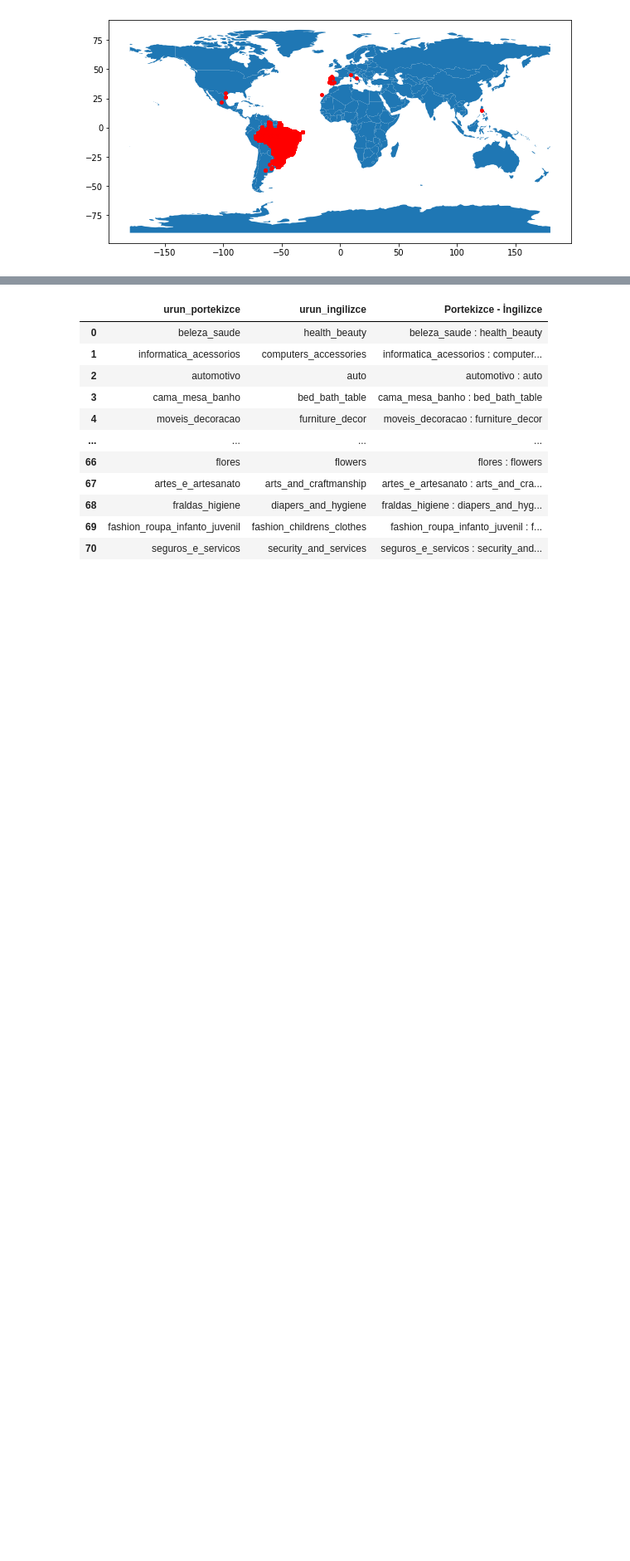
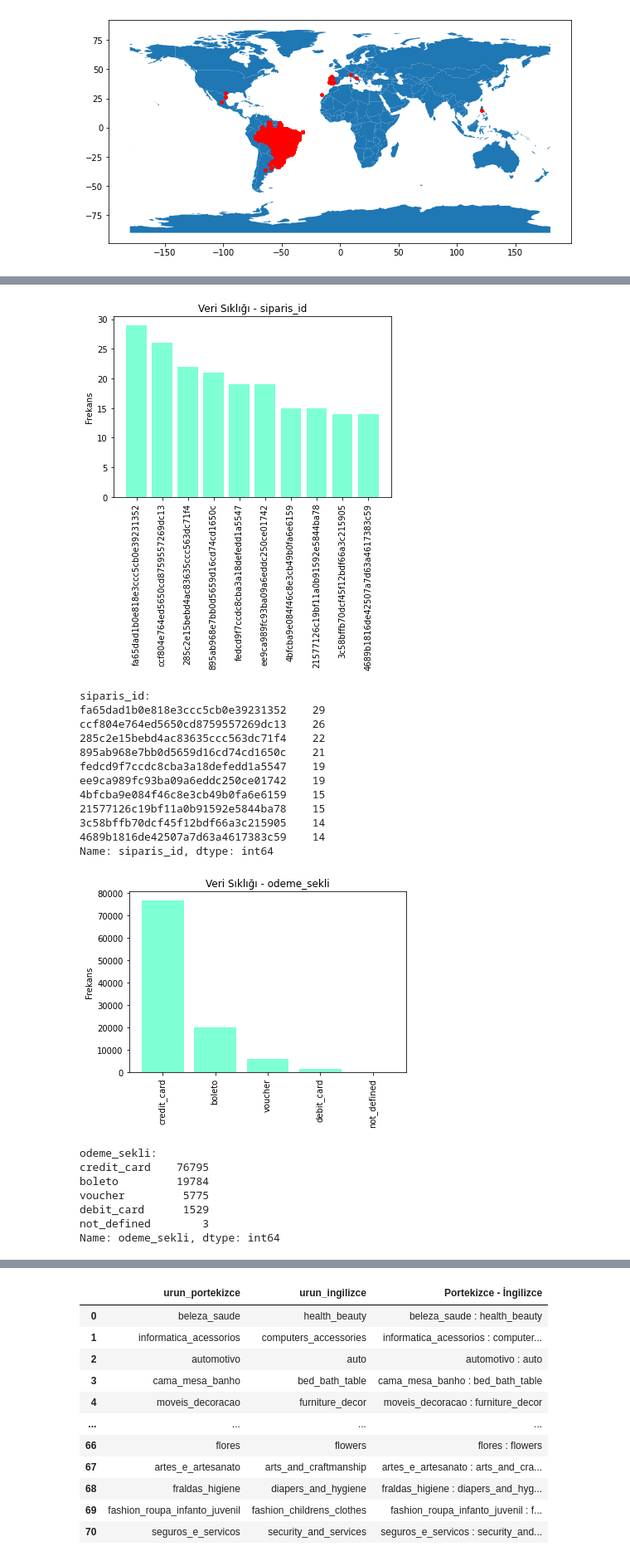
Before and after one commit to sudeokumus/womenintech_python_bitirme_projesi, a Jupyter notebook: ayrintilar.ipynb, the cells around one changed output, grey strips where cells are left out. Shown at 83% size. Cells and saved outputs as stored; diff of their text form; code cells hidden in the pictures; blank space fills up the shorter version.

```diff
--- a/ayrintilar.ipynb
+++ b/ayrintilar.ipynb
@@ -430,0 +707,9 @@ gdf.plot(ax=world.plot(figsize=(10, 6)), marker='o', color='red', markersize=15)
+# %%
+payments_data.rename(columns = {'order_id':                 'siparis_id',
+                                'payment_sequential':       'odeme_seq',
+                                'payment_type':             'odeme_sekli',
+                                'payment_installments':     'taksit_sayisi',
+                                'payment_value':            'odeme_degeri'
+                                }, inplace = True)
+
+items_data.head(2)
@@ -430,0 +720,48 @@ gdf.plot(ax=world.plot(figsize=(10, 6)), marker='o', color='red', markersize=15)
+# %%
+def plotBar(degisken, n = 10):   #En çok görülen 10 değer
+
+  """
+  Girdi: Değişken/sütun ismi
+  n = Gösterilecek eşsiz, en sık rastlanan değer sayısı
+  Çıktı: Çubuk grafiği
+  """
+
+  veri = payments_data[degisken]
+  veri_sayma = veri.value_counts()
+  veri_sayma = veri_sayma[:n] #İlk n tanesini almak için
+  plt.figure()
+  plt.bar(veri_sayma.index, veri_sayma, color = "aquamarine")
+  plt.xticks(veri_sayma.index, veri_sayma.index.values)
+  plt.xticks(rotation = 90)
+  plt.ylabel("Frekans")
+  plt.title(f"Veri Sıklığı - {degisken}")
+  plt.show()
+  print(f"{degisken}:\n{veri_sayma}")
+
+
+odeme_kategorik_degiskenler = ['siparis_id', 'odeme_sekli']
+
+for i in odeme_kategorik_degiskenler:
+  plotBar(i)
+# %% [output]
+[figure, added]
+siparis_id:
+fa65dad1b0e818e3ccc5cb0e39231352    29
+ccf804e764ed5650cd8759557269dc13    26
+285c2e15bebd4ac83635ccc563dc71f4    22
+895ab968e7bb0d5659d16cd74cd1650c    21
+fedcd9f7ccdc8cba3a18defedd1a5547    19
+ee9ca989fc93ba09a6eddc250ce01742    19
+4bfcba9e084f46c8e3cb49b0fa6e6159    15
+21577126c19bf11a0b91592e5844ba78    15
+3c58bffb70dcf45f12bdf66a3c215905    14
+4689b1816de42507a7d63a4617383c59    14
+Name: siparis_id, dtype: int64
+[figure, added]
+odeme_sekli:
+credit_card    76795
+boleto         19784
+voucher         5775
+debit_card      1529
+not_defined        3
+Name: odeme_sekli, dtype: int64
```
Also changed, not shown: parts of 38 cells of this notebook.
